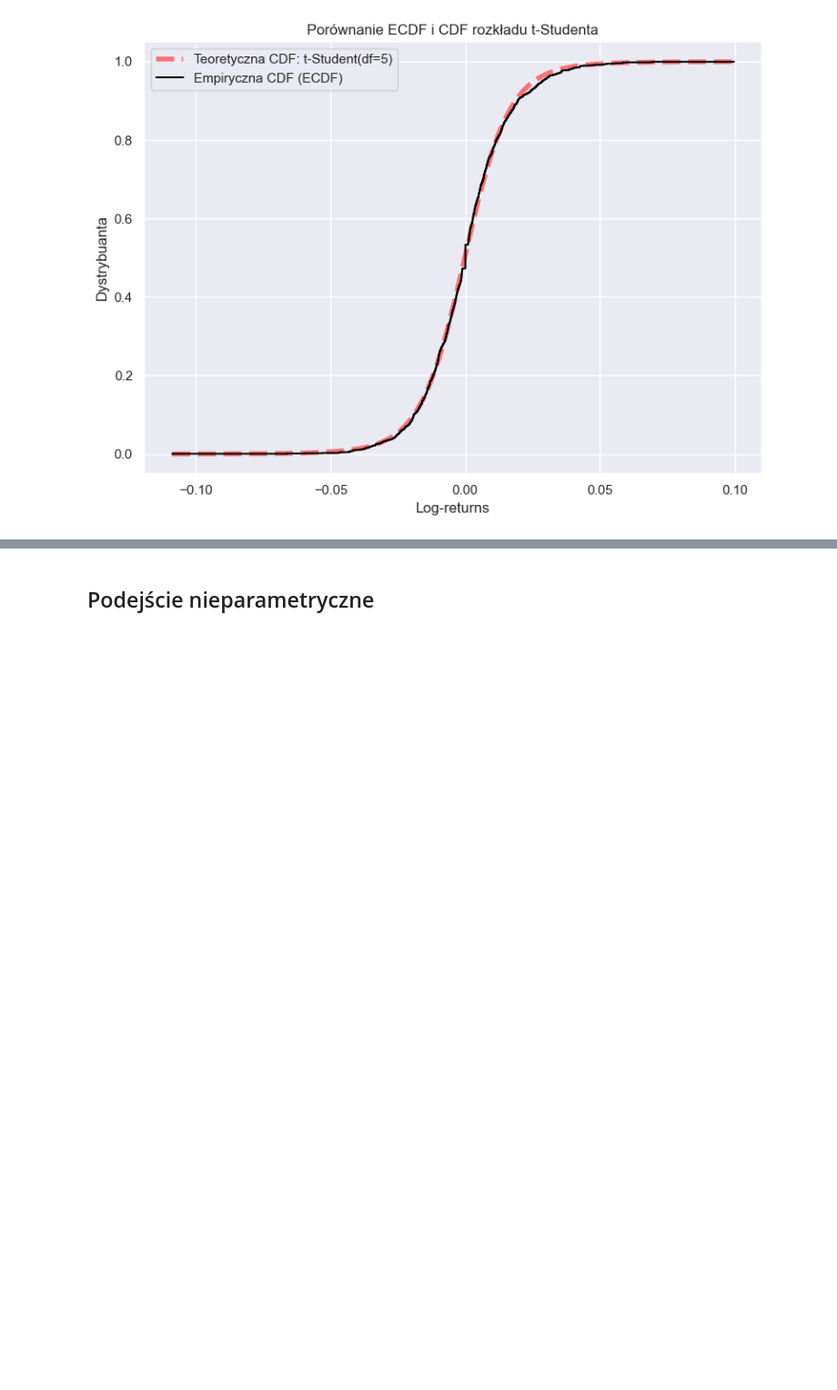
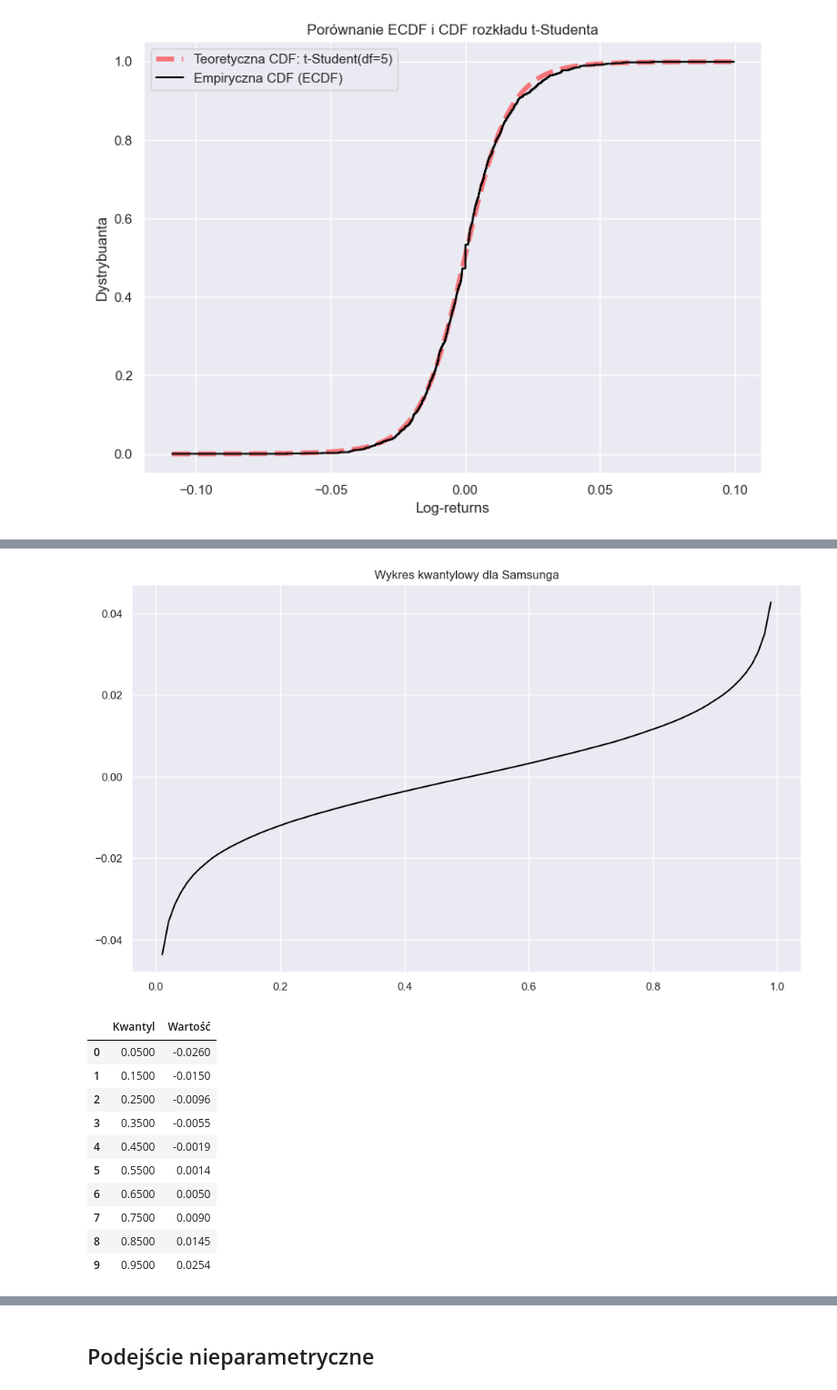
Before and after one commit to mathieuboro/nvidia_risk_management, a Jupyter notebook: projekt 2.ipynb, the cells around one changed output, grey strips where cells are left out. Shown at 91% size. Drawn from its saved outputs; the diff is of its cells as text; code cells hidden in the pictures; blank space fills up the shorter version.

```diff
--- a/projekt 2.ipynb
+++ b/projekt 2.ipynb
@@ -686,0 +744,15 @@ parametry(simulated_data)
+# %%
+kwantyle(simulated_data, 'Samsunga')
+# %% [output]
+[figure, added]
+|  | Kwantyl | Wartość |
+| 0 | 0.0500 | -0.0260 |
+| 1 | 0.1500 | -0.0150 |
+| 2 | 0.2500 | -0.0096 |
+| 3 | 0.3500 | -0.0055 |
+| 4 | 0.4500 | -0.0019 |
+| 5 | 0.5500 | 0.0014 |
+| 6 | 0.6500 | 0.0050 |
+| 7 | 0.7500 | 0.0090 |
+| 8 | 0.8500 | 0.0145 |
+| 9 | 0.9500 | 0.0254 |
```
Also changed, not shown: parts of 17 cells of this notebook.
